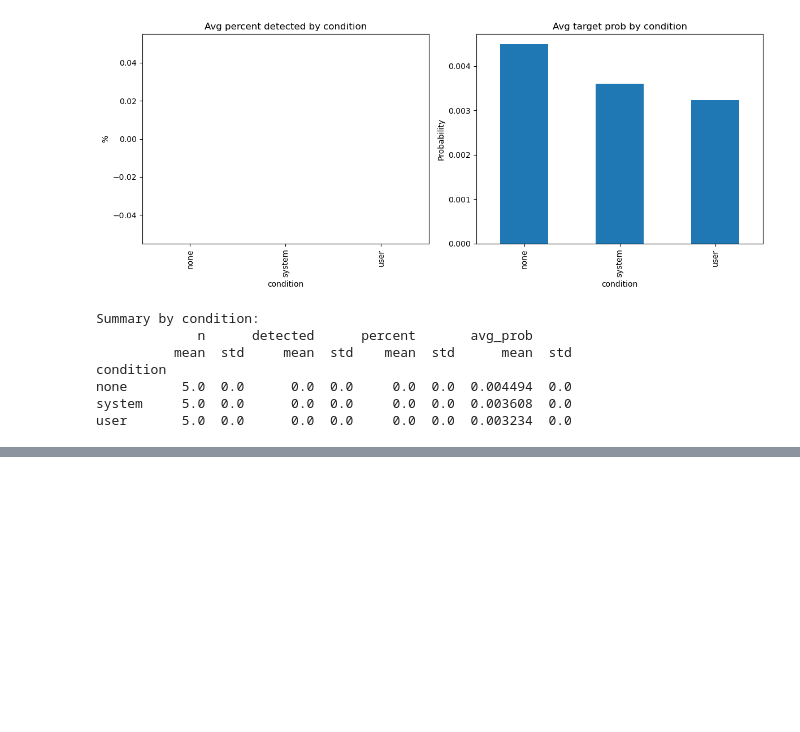
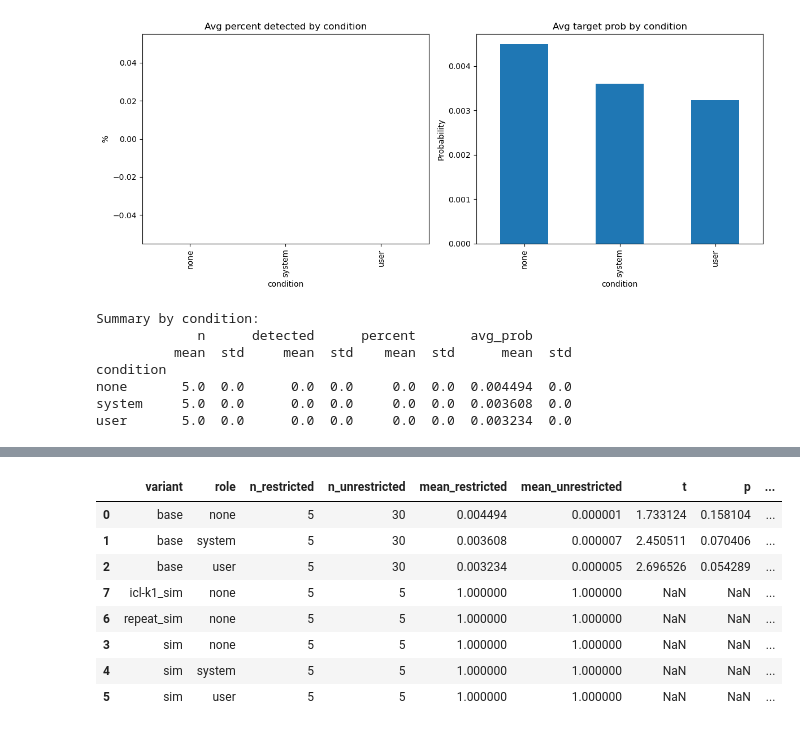
Before and after one commit to GabraxVolz1/SubliminalLearning, a Jupyter notebook: notebooks/role_assume_ablation.ipynb, the cells around one changed output, grey strips where cells are left out. Saved outputs shown, nothing was run; the diff lists cells and outputs as text; code cells hidden in the pictures; blank space fills up the shorter version.

```diff
--- a/notebooks/role_assume_ablation.ipynb
+++ b/notebooks/role_assume_ablation.ipynb
@@ -238,3 +238,90 @@ Interpretation:
 - CIs that exclude 0 suggest statistically significant differences (at α=0.05).
 - On this small synthetic dataset with gpt2, both system and user role-assume
   show higher average target probability than baseline.
+# %%
+# Cell: Compare restricted vs unrestricted token conditions (updated)
+import numpy as np
+import pandas as pd
+from scipy import stats
+
+# This cell reuses `load_jsonl` and `bootstrap_ci` defined above — run that cell first.
+roles = ['none', 'system', 'user']
+variants = ['', 'sim', 'repeat_sim', 'icl-k1_sim']
+restrictions = ['restricted', 'unrestricted']
+
+def cohens_d(a, b):
+    na, nb = len(a), len(b)
+    if na < 2 or nb < 2:
+        return float('nan')
+    sa = a.std(ddof=1)
+    sb = b.std(ddof=1)
+    pooled = np.sqrt(((na - 1) * sa * sa + (nb - 1) * sb * sb) / (na + nb - 2))
+    return (a.mean() - b.mean()) / pooled if pooled > 0 else float('nan')
+
+summary_rows = []
+for variant in variants:
+    vlabel = variant if variant else 'base'
+    print(f'=== Variant: {vlabel} ===')
+    for role in roles:
+        # print per-restriction summaries
+        for restriction in restrictions:
+            fname = 'results/role_assume_ablation/role-' + role + '_turns-1' + (f'_{variant}' if variant else '') + f'_{restriction}.jsonl'
+            try:
+                rows = load_jsonl(fname)
+            except FileNotFoundError:
+                rows = None
+            if rows is None:
+                print(f'  Missing: {fname}')
+            else:
+                probs = np.array([r['target_prob'] for r in rows])
+                print(f'  {role} {restriction}: n={len(probs)}, mean={probs.mean():.6f}, std={probs.std():.6f}')
+        # compare restricted vs unrestricted for this role/variant
+        fr = 'results/role_assume_ablation/role-' + role + '_turns-1' + (f'_{variant}' if variant else '') + '_restricted.jsonl'
+        fu = 'results/role_assume_ablation/role-' + role + '_turns-1' + (f'_{variant}' if variant else '') + '_unrestricted.jsonl'
+        try:
+            r = load_jsonl(fr)
+            u = load_jsonl(fu)
+        except FileNotFoundError as e:
+            print(f'  Skipping comparison for {role} ({vlabel}): {e}')
+            continue
+        pr = np.array([x['target_prob'] for x in r])
+        pu = np.array([x['target_prob'] for x in u])
+        t, p = stats.ttest_ind(pr, pu, equal_var=False)
+        d = cohens_d(pr, pu)
+        lr, ur, diff = bootstrap_ci(pr, pu, n_boot=5000)
+        summary_rows.append({
+            'variant': vlabel, 'role': role, 'n_restricted': len(pr), 'n_unrestricted': len(pu),
+            'mean_restricted': float(pr.mean()), 'mean_unrestricted': float(pu.mean()),
+            't': float(t), 'p': float(p), 'cohens_d': float(d), 'diff': float(diff),
+            'ci_lower': float(lr), 'ci_upper': float(ur)
+        })
+        print(f"  Compare {role} restricted vs unrestricted: mean_r={pr.mean():.6f}, mean_u={pu.mean():.6f}, t={t:.4f}, p={p:.6f}, d={d:.4f}, diff={diff:.6f}, CI=[{lr:.6f},{ur:.6f}]")
+    # cross-role comparisons within this variant
+    for restriction in restrictions:
+        print(f' Cross-role ({vlabel}, {restriction}):')
+        pairs = [('system', 'none'), ('user', 'none'), ('system', 'user')]
+        for a, b in pairs:
+            fa = 'results/role_assume_ablation/role-' + a + '_turns-1' + (f'_{variant}' if variant else '') + f'_{restriction}.jsonl'
+            fb = 'results/role_assume_ablation/role-' + b + '_turns-1' + (f'_{variant}' if variant else '') + f'_{restriction}.jsonl'
+            try:
+                ra = load_jsonl(fa)
+                rb = load_jsonl(fb)
+            except FileNotFoundError:
+                print(f'  Missing pair files for {a} vs {b} ({restriction})')
+                continue
+            pa = np.array([x['target_prob'] for x in ra])
+            pb = np.array([x['target_prob'] for x in rb])
+            t, p = stats.ttest_ind(pa, pb, equal_var=False)
+            lr, ur, diff = bootstrap_ci(pa, pb, n_boot=5000)
+            d = cohens_d(pa, pb)
+            print(f'  {a} vs {b}: mean_a={pa.mean():.6f}, mean_b={pb.mean():.6f}, t={t:.4f}, p={p:.6f}, d={d:.4f}, diff={diff:.6f}, CI=[{lr:.6f},{ur:.6f}]')
+    print()
+
+# present summary as a DataFrame for easier inspection
+if summary_rows:
+    df_summary = pd.DataFrame(summary_rows)
+    # sort and display
+    df_summary = df_summary.sort_values(['variant', 'role'])
+    from IPython.display import display
+    display(df_summary)
+# %% [output]
@@ -241 +362,10 @@ Interpretation:
+|  | variant | role | n_restricted | n_unrestricted | mean_restricted | mean_unrestricted | t | p | ... |
+| 0 | base | none | 5 | 30 | 0.004494 | 0.000001 | 1.733124 | 0.158104 | ... |
+| 1 | base | system | 5 | 30 | 0.003608 | 0.000007 | 2.450511 | 0.070406 | ... |
+| 2 | base | user | 5 | 30 | 0.003234 | 0.000005 | 2.696526 | 0.054289 | ... |
+| 7 | icl-k1_sim | none | 5 | 5 | 1.000000 | 1.000000 | NaN | NaN | ... |
+| 6 | repeat_sim | none | 5 | 5 | 1.000000 | 1.000000 | NaN | NaN | ... |
+| 3 | sim | none | 5 | 5 | 1.000000 | 1.000000 | NaN | NaN | ... |
+| 4 | sim | system | 5 | 5 | 1.000000 | 1.000000 | NaN | NaN | ... |
+| 5 | sim | user | 5 | 5 | 1.000000 | 1.000000 | NaN | NaN | ... |
 # %% [markdown]
```
Also changed, not shown: parts of 3 cells of this notebook, 3 other files.
